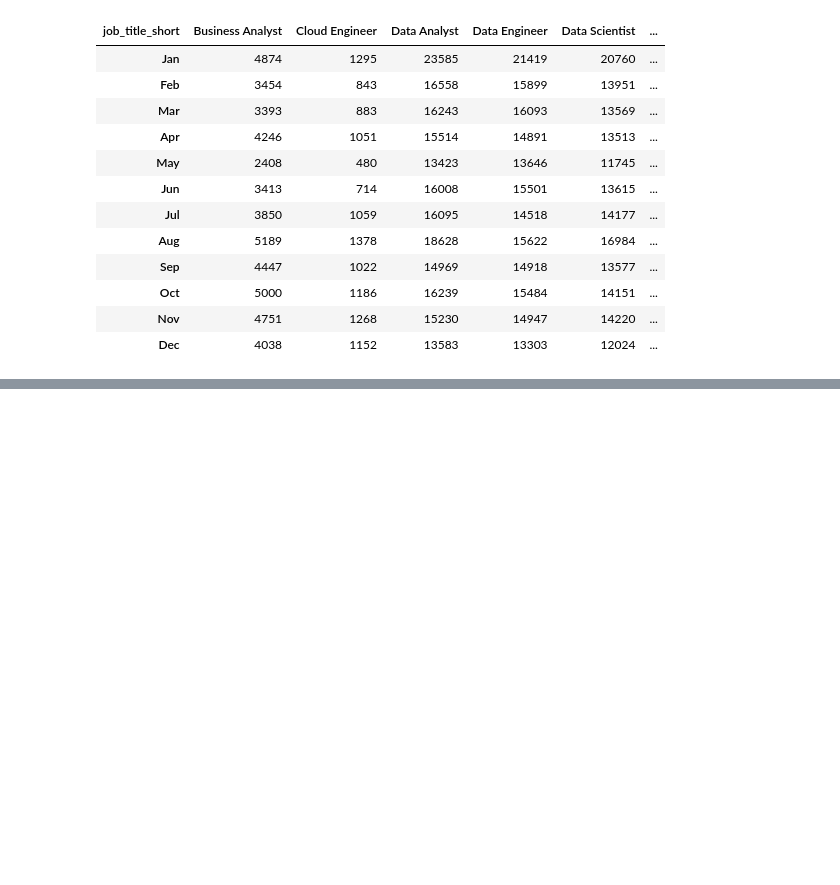
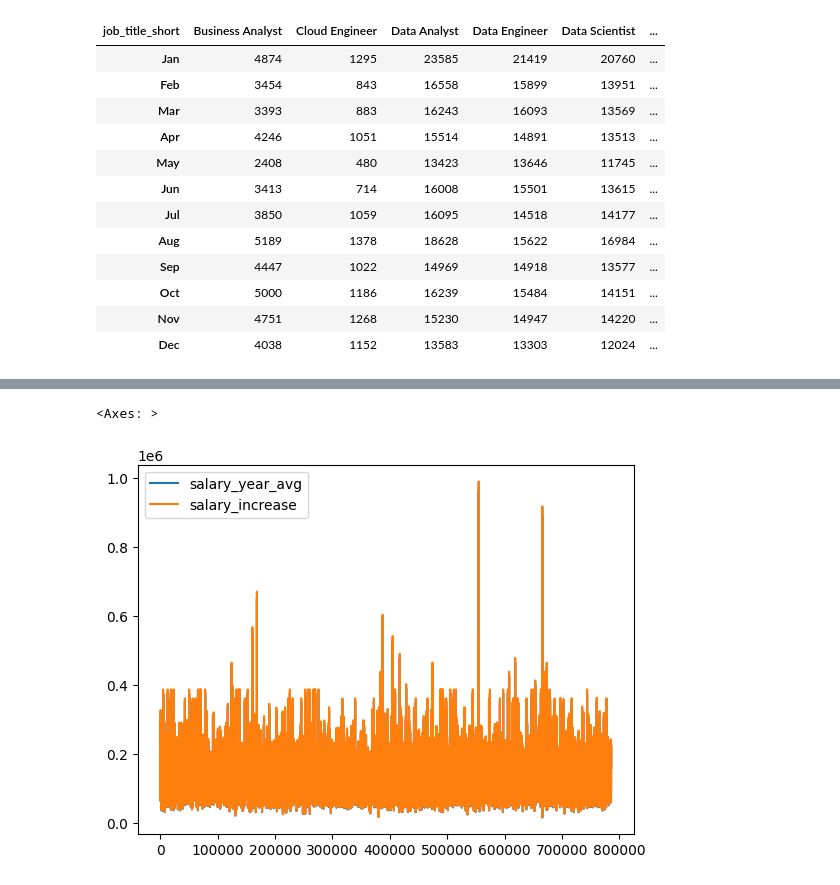
Before and after one commit to ahmedsayedtalib/data-analytics, a Jupyter notebook: training.ipynb, the cells around one changed output, grey strips where cells are left out. Cells and saved outputs as stored; diff of their text form; code cells hidden in the pictures; blank space fills up the shorter version.

```diff
--- a/training.ipynb
+++ b/training.ipynb
@@ -1236,0 +1424,9 @@ all_quarters
+# %%
+ahmedsayed = dataframe.copy()
+# %%
+ahmedsayed['salary_increase'] = ahmedsayed['salary_year_avg'].apply(lambda salary: salary * 1.03)
+# %%
+ahmedsayed[['salary_year_avg','salary_increase']].dropna(subset='salary_year_avg').plot(kind='line')
+# %% [output]
+<Axes: >
+[figure, added]
```
Also changed, not shown: parts of 87 cells of this notebook, 3 other files.
